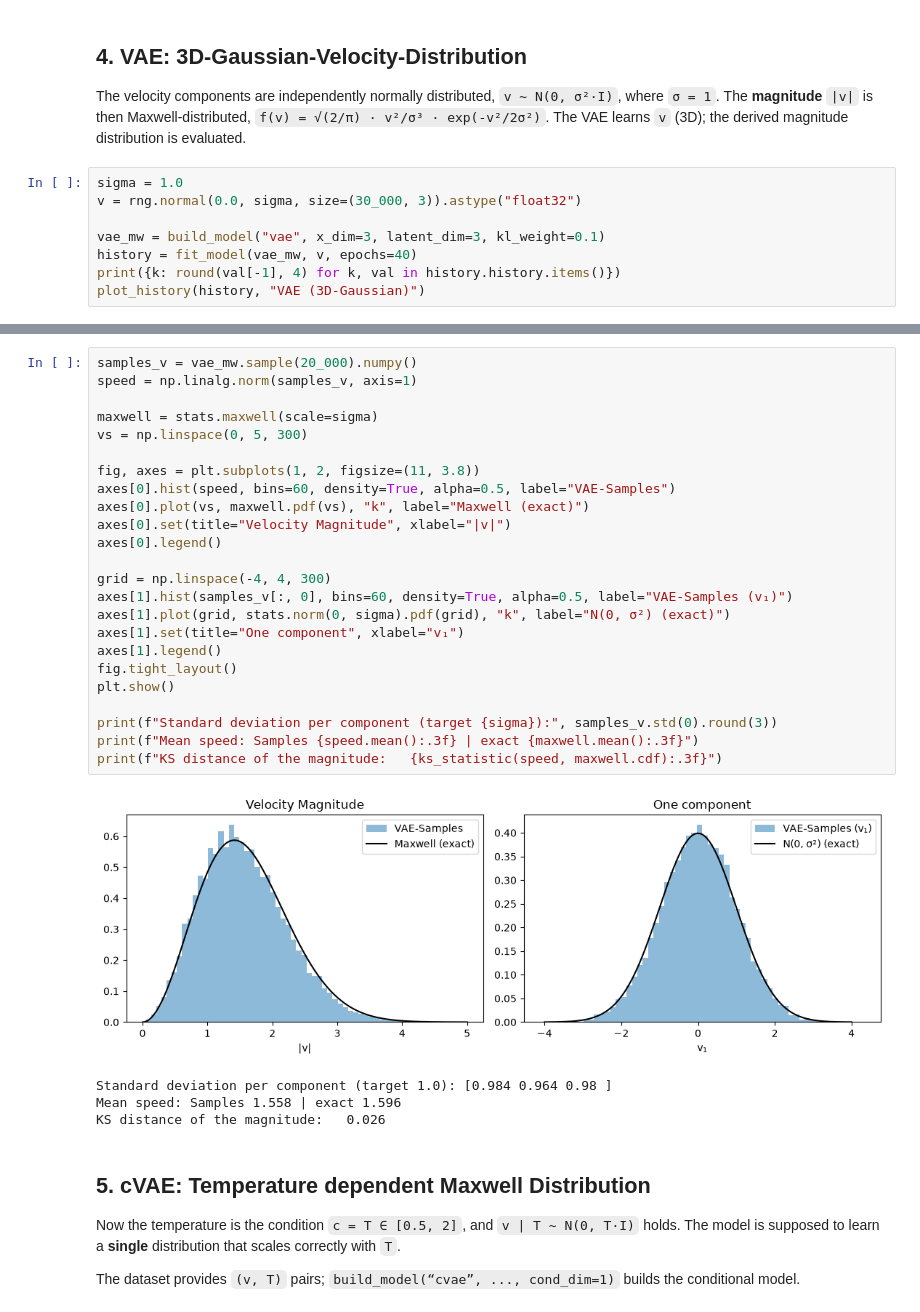
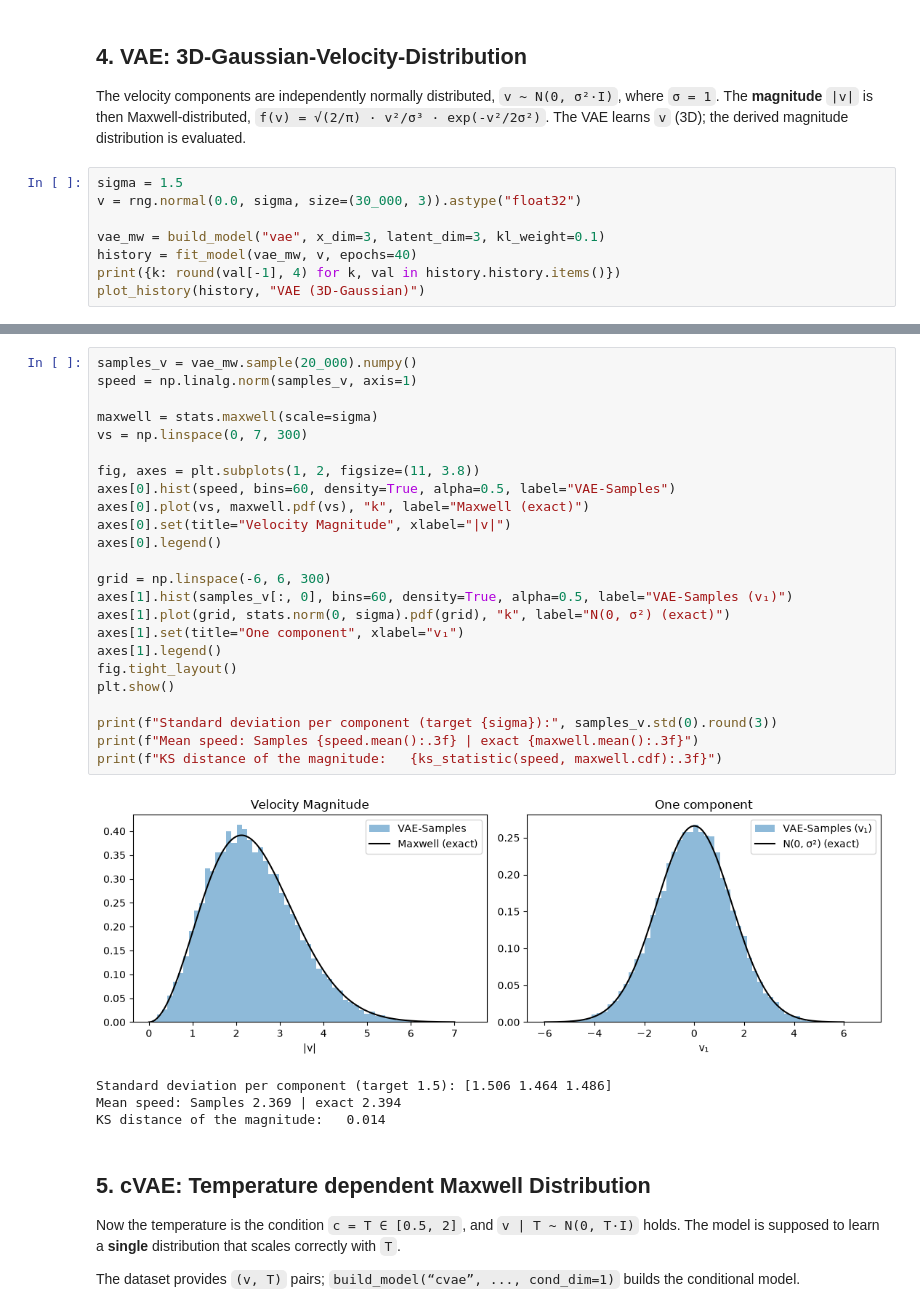
Before and after one commit to schuettem/NeuralDist, a Jupyter notebook: notebooks/vae_cvae_distribution_fitting.ipynb, the cells around one changed output, grey strips where cells are left out. Drawn from its saved outputs; the diff is of its cells as text.

```diff
--- a/notebooks/vae_cvae_distribution_fitting.ipynb
+++ b/notebooks/vae_cvae_distribution_fitting.ipynb
@@ -144,7 +146,7 @@ The velocity components are independently normally distributed, `v ~ N(0, σ²·
 The **magnitude** `|v|` is then Maxwell-distributed, `f(v) = √(2/π) · v²/σ³ · exp(-v²/2σ²)`.
 The VAE learns `v` (3D); the derived magnitude distribution is evaluated.
 # %%
-sigma = 1.0
+sigma = 1.5
 v = rng.normal(0.0, sigma, size=(30_000, 3)).astype("float32")
 
 vae_mw = build_model("vae", x_dim=3, latent_dim=3, kl_weight=0.1)
@@ -157,32 +159,32 @@ plot_history(history, "VAE (3D-Gaussian)")
 # %%
 samples_v = vae_mw.sample(20_000).numpy()
 speed = np.linalg.norm(samples_v, axis=1)
 
 maxwell = stats.maxwell(scale=sigma)
-vs = np.linspace(0, 5, 300)
+vs = np.linspace(0, 7, 300)
 
 fig, axes = plt.subplots(1, 2, figsize=(11, 3.8))
 axes[0].hist(speed, bins=60, density=True, alpha=0.5, label="VAE-Samples")
 axes[0].plot(vs, maxwell.pdf(vs), "k", label="Maxwell (exact)")
 axes[0].set(title="Velocity Magnitude", xlabel="|v|")
 axes[0].legend()
 
-grid = np.linspace(-4, 4, 300)
+grid = np.linspace(-6, 6, 300)
 axes[1].hist(samples_v[:, 0], bins=60, density=True, alpha=0.5, label="VAE-Samples (v₁)")
 axes[1].plot(grid, stats.norm(0, sigma).pdf(grid), "k", label="N(0, σ²) (exact)")
 axes[1].set(title="One component", xlabel="v₁")
 axes[1].legend()
 fig.tight_layout()
 plt.show()
 
 print(f"Standard deviation per component (target {sigma}):", samples_v.std(0).round(3))
 print(f"Mean speed: Samples {speed.mean():.3f} | exact {maxwell.mean():.3f}")
 print(f"KS distance of the magnitude:   {ks_statistic(speed, maxwell.cdf):.3f}")
 # %% [output]
-[figure, old version]
+[figure, new version]
-Standard deviation per component (target 1.0): [0.984 0.964 0.98 ]
-Mean speed: Samples 1.558 | exact 1.596
-KS distance of the magnitude:   0.026
+Standard deviation per component (target 1.5): [1.506 1.464 1.486]
+Mean speed: Samples 2.369 | exact 2.394
+KS distance of the magnitude:   0.014
 # %% [markdown]
 ## 5. cVAE: Temperature dependent Maxwell Distribution
 
```
Also changed, not shown: parts of 8 cells of this notebook, 24 other files.
